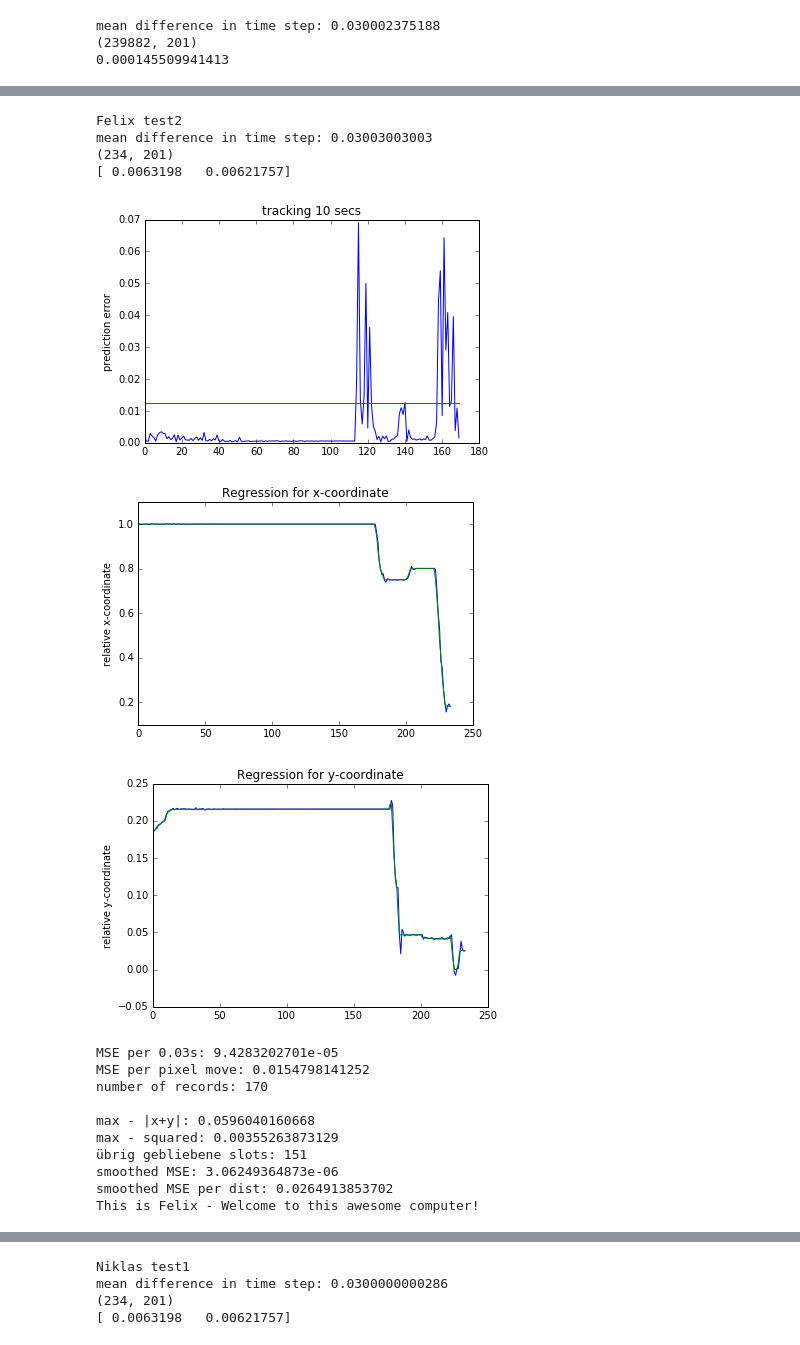
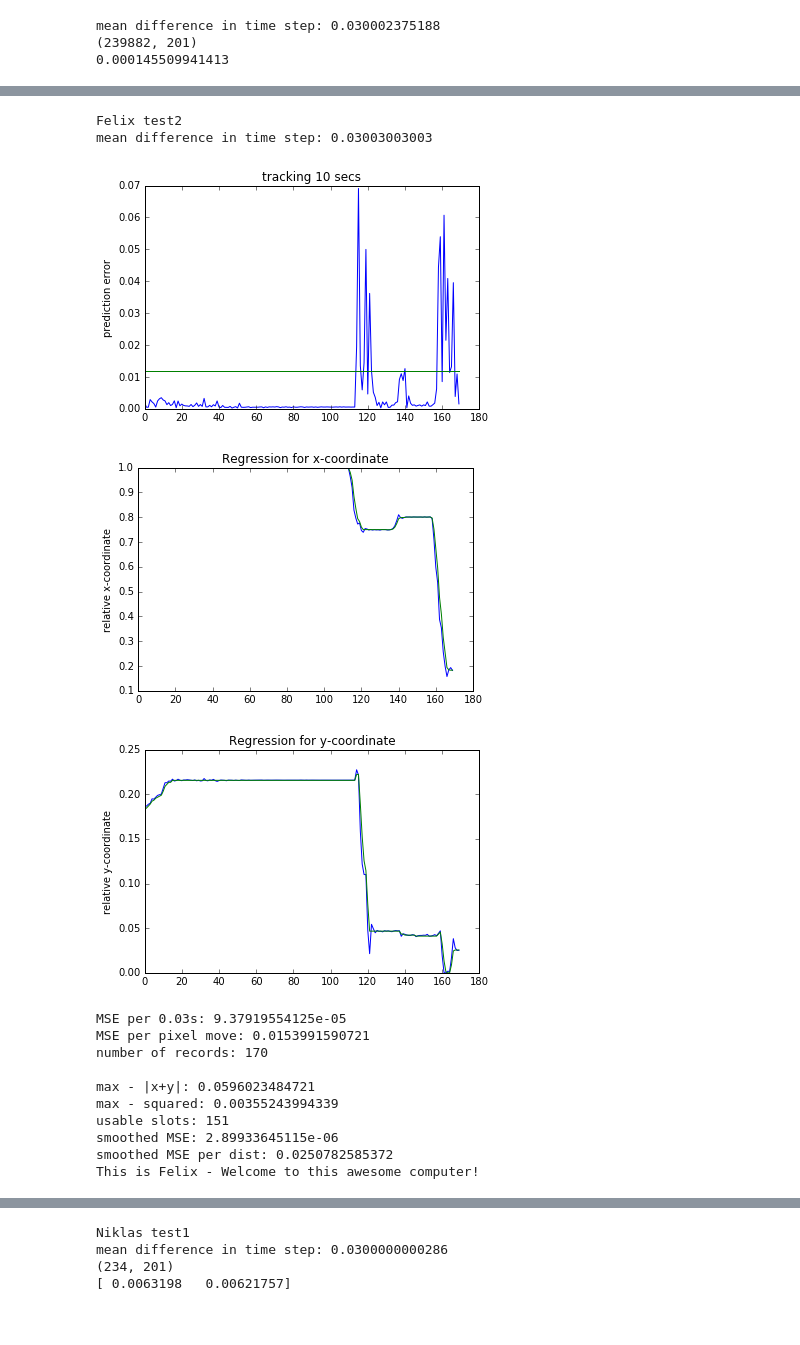
Before and after one commit to FelixNeutatz/BehavioralAuthentication, a Jupyter notebook: src/main/php/CursorAuthentication.ipynb, the cells around one changed output, grey strips where cells are left out. Drawn from its saved outputs; the diff is of its cells as text; code cells hidden in the pictures.

```diff
--- a/src/main/php/CursorAuthentication.ipynb
+++ b/src/main/php/CursorAuthentication.ipynb
@@ -469,24 +544,22 @@ smoothed MSE per dist: 0.202840235891
 This is Felix - Welcome to this awesome computer!
 # %%
 print ("Felix test2")
-showStats("felix1_10sec_1",model, two_sigma, n_last_timestamps_as_features=current_number_features)
+showStats(resource_path + "felix/felix_10sec_2",model, two_sigma, n_last_timestamps_as_features=current_number_features)
 # %% [output]
 Felix test2
 mean difference in time step: 0.03003003003
-(234, 201)
-[ 0.0063198   0.00621757]
-[figure, old version]
+[figure, new version]
-[figure, old version]
+[figure, new version]
-[figure, old version]
+[figure, new version]
-MSE per 0.03s: 9.4283202701e-05
-MSE per pixel move: 0.0154798141252
+MSE per 0.03s: 9.37919554125e-05
+MSE per pixel move: 0.0153991590721
 number of records: 170
 
-max - |x+y|: 0.0596040160668
-max - squared: 0.00355263873129
-übrig gebliebene slots: 151
-smoothed MSE: 3.06249364873e-06
-smoothed MSE per dist: 0.0264913853702
+max - |x+y|: 0.0596023484721
+max - squared: 0.00355243994339
+usable slots: 151
+smoothed MSE: 2.89933645115e-06
+smoothed MSE per dist: 0.0250782585372
 This is Felix - Welcome to this awesome computer!
 # %%
 print ("Felix test3 - lying in bed")
```
Also changed, not shown: parts of 13 cells of this notebook, 6 other files.
